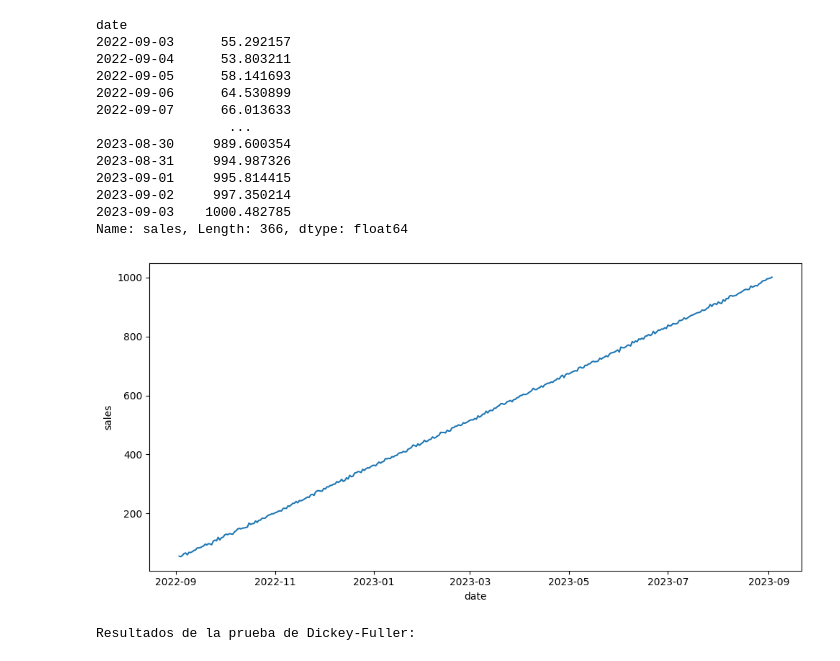
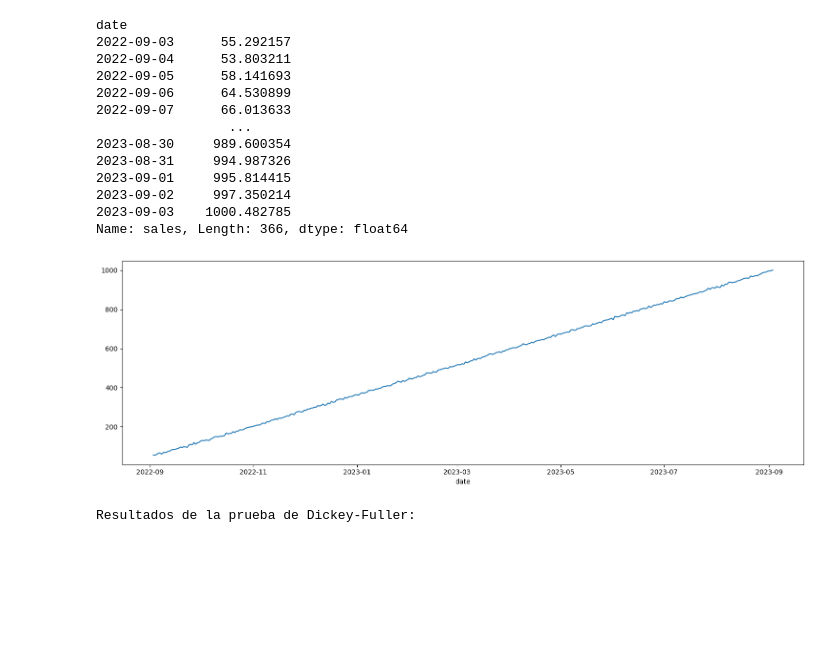
Before and after one commit to Elisag28/series-de-tiempo, a Jupyter notebook: src/explore.ipynb, the cells around one changed output. Drawn from its saved outputs; the diff is of its cells as text; code cells hidden in the pictures; blank space fills up the shorter version.

```diff
--- a/src/explore.ipynb
+++ b/src/explore.ipynb
@@ -79,15 +81,11 @@ date
 2023-09-03    1000.482785
 Name: sales, Length: 366, dtype: float64
 # %%
-fig, axis = plt.subplots(figsize = (10, 5))
-
-sns.lineplot(data = ts_sales)
-
+ts_sales.plot(figsize=(15,5))
 plt.tight_layout()
-
 plt.show()
 # %% [output]
-[figure, old version]
+[figure, new version]
 # %%
 def test_stationarity(timeseries):
     print("Resultados de la prueba de Dickey-Fuller:")
```
Also changed, not shown: parts of 8 cells of this notebook.
